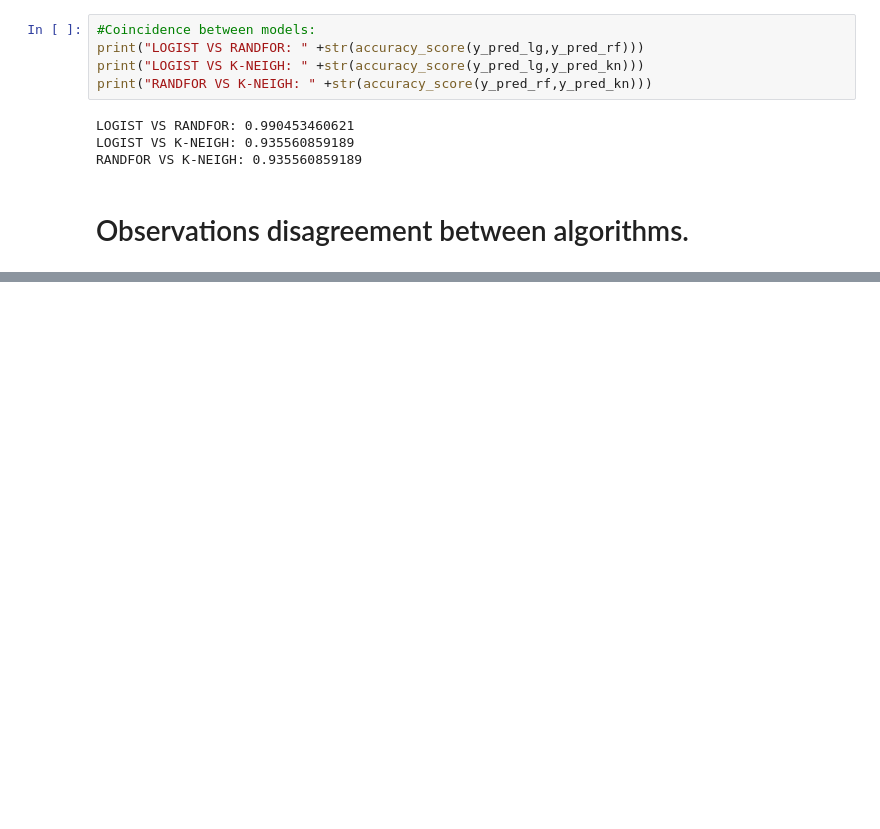
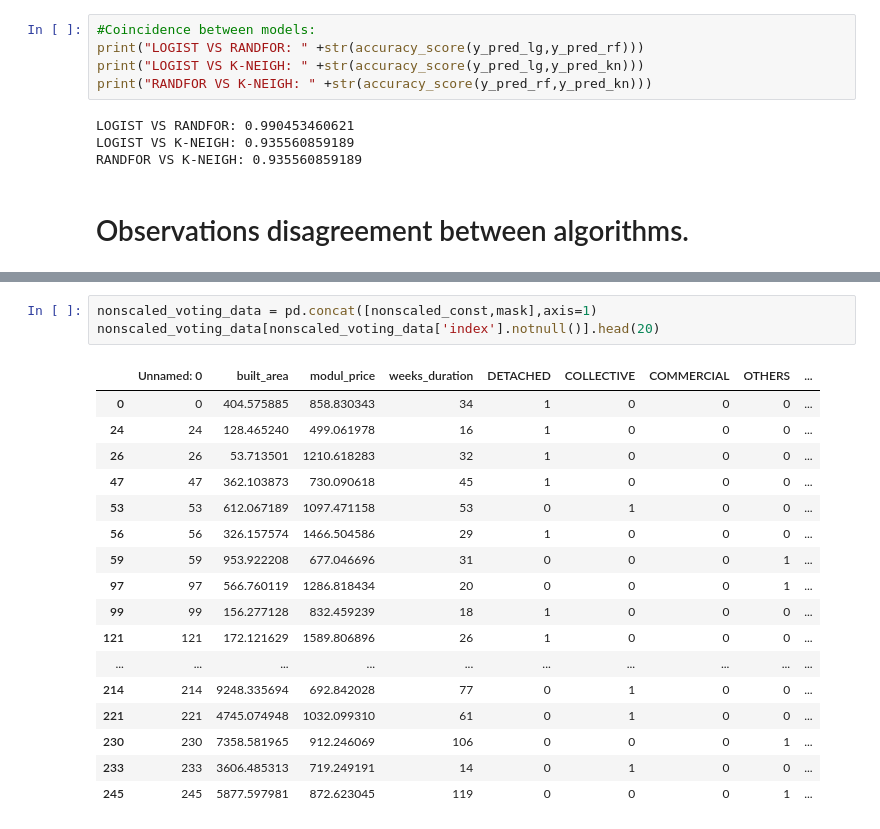
Before and after one commit to hguadalupe/master-data-science, a Jupyter notebook: PFM_SaB/Modelo_presupuesto_Construcc/Construction_budget_delay_detector.ipynb, the cells around one changed output, grey strips where cells are left out. Cells and saved outputs as stored; diff of their text form; blank space fills up the shorter version.

```diff
--- a/PFM_SaB/Modelo_presupuesto_Construcc/Construction_budget_delay_detector.ipynb
+++ b/PFM_SaB/Modelo_presupuesto_Construcc/Construction_budget_delay_detector.ipynb
@@ -490,0 +210,21 @@ Name: 251, dtype: float64
+# %%
+nonscaled_voting_data = pd.concat([nonscaled_const,mask],axis=1)
+nonscaled_voting_data[nonscaled_voting_data['index'].notnull()].head(20)
+# %% [output]
+|  | Unnamed: 0 | built_area | modul_price | weeks_duration | DETACHED | COLLECTIVE | COMMERCIAL | OTHERS | ... |
+| 0 | 0 | 404.575885 | 858.830343 | 34 | 1 | 0 | 0 | 0 | ... |
+| 24 | 24 | 128.465240 | 499.061978 | 16 | 1 | 0 | 0 | 0 | ... |
+| 26 | 26 | 53.713501 | 1210.618283 | 32 | 1 | 0 | 0 | 0 | ... |
+| 47 | 47 | 362.103873 | 730.090618 | 45 | 1 | 0 | 0 | 0 | ... |
+| 53 | 53 | 612.067189 | 1097.471158 | 53 | 0 | 1 | 0 | 0 | ... |
+| 56 | 56 | 326.157574 | 1466.504586 | 29 | 1 | 0 | 0 | 0 | ... |
+| 59 | 59 | 953.922208 | 677.046696 | 31 | 0 | 0 | 0 | 1 | ... |
+| 97 | 97 | 566.760119 | 1286.818434 | 20 | 0 | 0 | 0 | 1 | ... |
+| 99 | 99 | 156.277128 | 832.459239 | 18 | 1 | 0 | 0 | 0 | ... |
+| 121 | 121 | 172.121629 | 1589.806896 | 26 | 1 | 0 | 0 | 0 | ... |
+| ... | ... | ... | ... | ... | ... | ... | ... | ... | ... |
+| 214 | 214 | 9248.335694 | 692.842028 | 77 | 0 | 1 | 0 | 0 | ... |
+| 221 | 221 | 4745.074948 | 1032.099310 | 61 | 0 | 1 | 0 | 0 | ... |
+| 230 | 230 | 7358.581965 | 912.246069 | 106 | 0 | 0 | 0 | 1 | ... |
+| 233 | 233 | 3606.485313 | 719.249191 | 14 | 0 | 1 | 0 | 0 | ... |
+| 245 | 245 | 5877.597981 | 872.623045 | 119 | 0 | 0 | 0 | 1 | ... |
```
Also changed, not shown: parts of 39 cells of this notebook, 12 other files.
